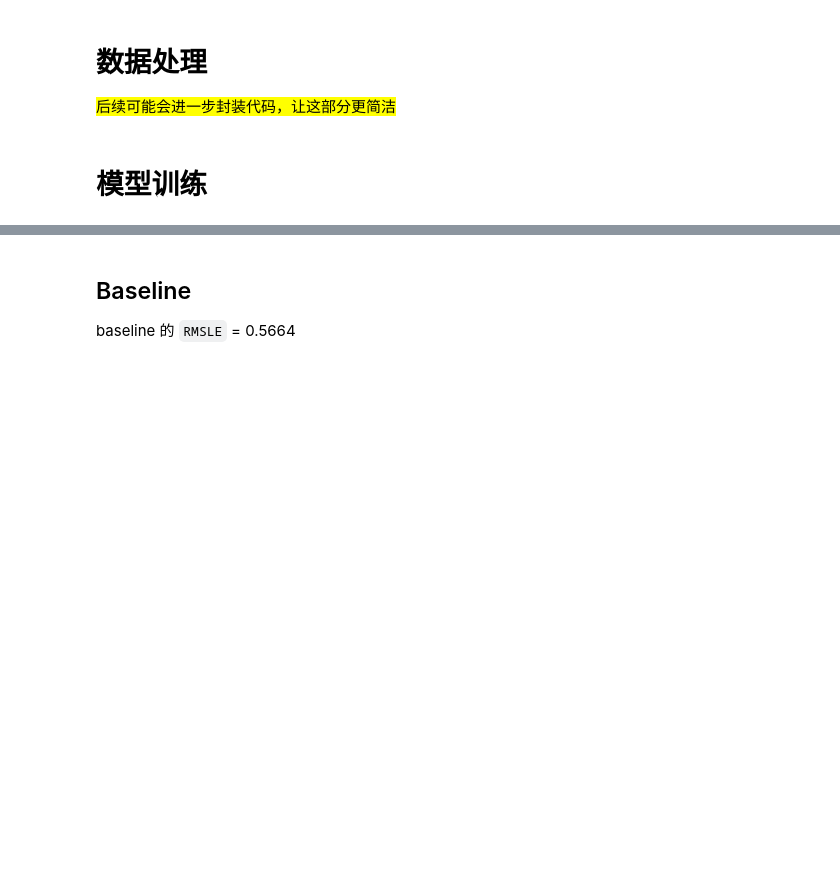
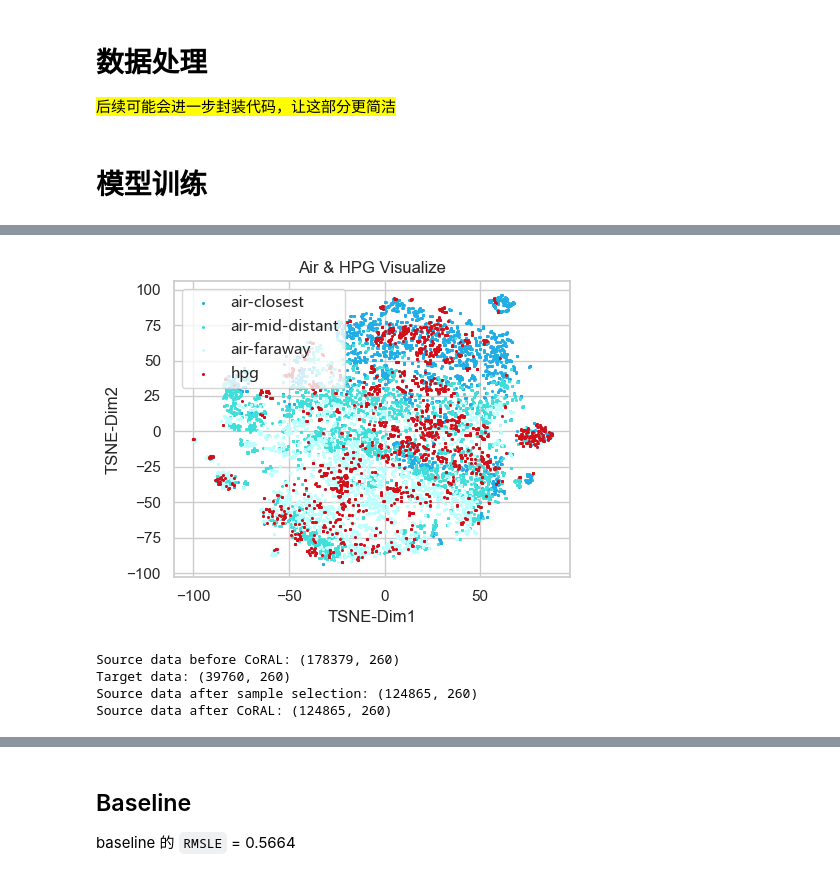
Before and after one commit to Leucanthos/transfer-learning-demo, a Jupyter notebook: RUN ME.ipynb, the cells around one changed output, grey strips where cells are left out. Drawn from its saved outputs; the diff is of its cells as text; code cells hidden in the pictures; blank space fills up the shorter version.

```diff
--- a/RUN ME.ipynb
+++ b/RUN ME.ipynb
@@ -79,5 +80,6 @@ air_train = pd.read_parquet(OUTPUTS/"air_train.parquet")
 hpg_train = pd.read_parquet(OUTPUTS/"hpg_train.parquet")
 hpg_test = pd.read_parquet(OUTPUTS/"hpg_test.parquet")
 
-x_cols = hpg_train.drop(columns = ["air_store_id","visit_date","visitors"]).columns
+x_cols = hpg_train.drop(columns = ["air_store_id","visit_date","visitors"]).columns.to_list()
 y_cols = ["visitors"]
+y_col = y_cols[0]
@@ -83,0 +88,9 @@ y_cols = ["visitors"]
+# %%
+data = pd.concat(
+    (hpg_train[["air_area_name","air_store_id"]].assign(source="hpg"),air_train[["air_area_name","air_store_id"]].assign(source="air"))
+)
+# from matplotlib import pyplot as plt
+# import seaborn as sns
+# fig, ax = plt.subplots(figsize=(20,10))
+# sns.histplot(x="air_genre_name", hue="source", data=data)
+data.pivot_table(values = "air_store_id", index = "air_area_name", columns = "source", aggfunc = "count").to_csv("area_count.csv")
@@ -83,0 +99,3 @@ y_cols = ["visitors"]
+# %%
+from visualization import  air_hpg_visualization
+top_air, mid_air, low_air, hpg = air_hpg_visualization(air_train, hpg_train, x_cols + y_cols)
@@ -83,0 +120,19 @@ y_cols = ["visitors"]
+# %%
+sns.set_theme(style="whitegrid")
+fig, ax = plt.subplots(1, 1, figsize=(5, 4))
+plt.rcParams['font.family'] = 'Microsoft YaHei'
+for label, data, color in zip(
+    ["air-closest", "air-mid-distant", "air-faraway"],
+    [top_air, mid_air, low_air],
+    ["#20AEE4","#40DED8","#BBFFFF"]
+):
+    ax.scatter(data[:,0], data[:,1], label=label, c = color, linewidths=0,s=5)
+    #break
+ax.scatter(hpg[:,0], hpg[:,1], label="hpg", c = "#D0111B", linewidths=0,s=5)
+ax.set(xlabel="TSNE-Dim1",ylabel="TSNE-Dim2",title="Air & HPG Visualize")
+# 将legend移到图片上方，不显示边框
+#plt.legend(bbox_to_anchor=(0.5, 1.02), loc='lower center', frameon=False)
+plt.legend()
+plt.tight_layout()
+# %% [output]
+[figure, added]
@@ -83,0 +162,40 @@ y_cols = ["visitors"]
+# %%
+import pandas as pd
+import numpy as np
+from sklearn.decomposition import PCA
+import matplotlib.pyplot as plt
+
+# 假设你已经有以下数据
+# air_train: 源域数据 (AIR)
+# hpg_train: 目标域数据 (HPG)
+# x_cols: 特征列名列表
+
+# 从super_ensemble.py中获取中间数据
+from src.model.super_ensemble import smart_sample_selection, adaptive_feature_alignment
+
+# 1. CoRAL前的数据 (智能样本筛选前的源域数据)
+source_before_coral = air_train[x_cols].copy()
+print("Source data before CoRAL:", source_before_coral.shape)
+
+# 2. 目标域数据
+target_data = hpg_train[x_cols].copy()
+print("Target data:", target_data.shape)
+
+# 3. 应用智能样本筛选 (CoRAL前的样本筛选)
+selected_source_data = smart_sample_selection(
+    air_train, hpg_train, x_cols, n_clusters=20, selection_ratio=0.7
+)
+source_after_selection = selected_source_data[x_cols].copy()
+print("Source data after sample selection:", source_after_selection.shape)
+
+# 4. 应用自适应特征对齐 (CoRAL后)
+aligned_source_data = adaptive_feature_alignment(
+    selected_source_data, hpg_train, x_cols
+)
+source_after_coral = aligned_source_data[x_cols].copy()
+print("Source data after CoRAL:", source_after_coral.shape)
+# %% [output]
+Source data before CoRAL: (178379, 260)
+Target data: (39760, 260)
+Source data after sample selection: (124865, 260)
+Source data after CoRAL: (124865, 260)
```
Also changed, not shown: parts of 8 cells of this notebook, 14 other files.
